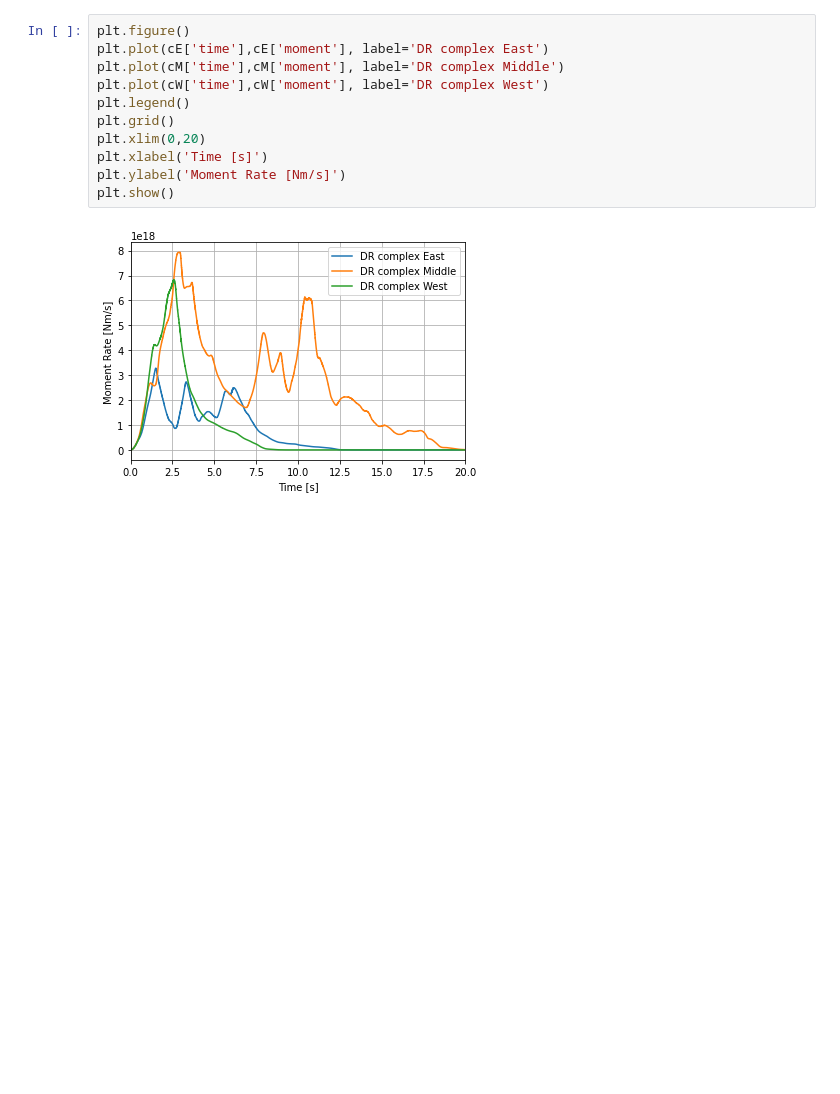
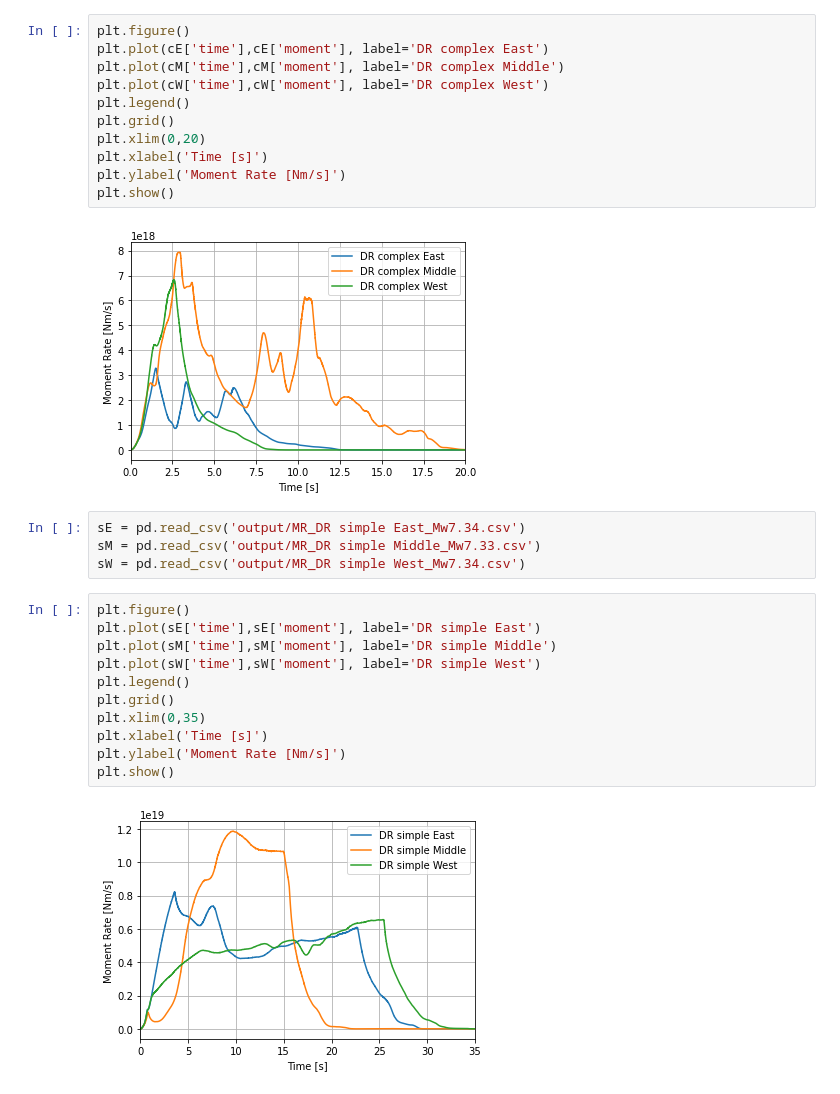
Before and after one commit to fabian-kutschera/Scripts4Processing, a Jupyter notebook: CombinedMR.ipynb, the cells around one changed output. Cells and saved outputs as stored; diff of their text form; blank space fills up the shorter version.

Commit message:
modify combined Moment Rate Script and add output

```diff
--- a/CombinedMR.ipynb
+++ b/CombinedMR.ipynb
@@ -30,3 +30,20 @@ plt.ylabel('Moment Rate [Nm/s]')
 plt.show()
 # %% [output]
 [figure]
+# %%
+sE = pd.read_csv('output/MR_DR simple East_Mw7.34.csv')
+sM = pd.read_csv('output/MR_DR simple Middle_Mw7.33.csv')
+sW = pd.read_csv('output/MR_DR simple West_Mw7.34.csv')
+# %%
+plt.figure()
+plt.plot(sE['time'],sE['moment'], label='DR simple East')
+plt.plot(sM['time'],sM['moment'], label='DR simple Middle')
+plt.plot(sW['time'],sW['moment'], label='DR simple West')
+plt.legend()
+plt.grid()
+plt.xlim(0,35)
+plt.xlabel('Time [s]')
+plt.ylabel('Moment Rate [Nm/s]')
+plt.show()
+# %% [output]
+[figure, added]
```
Also changed, not shown: parts of 3 cells of this notebook, 2 other files.
